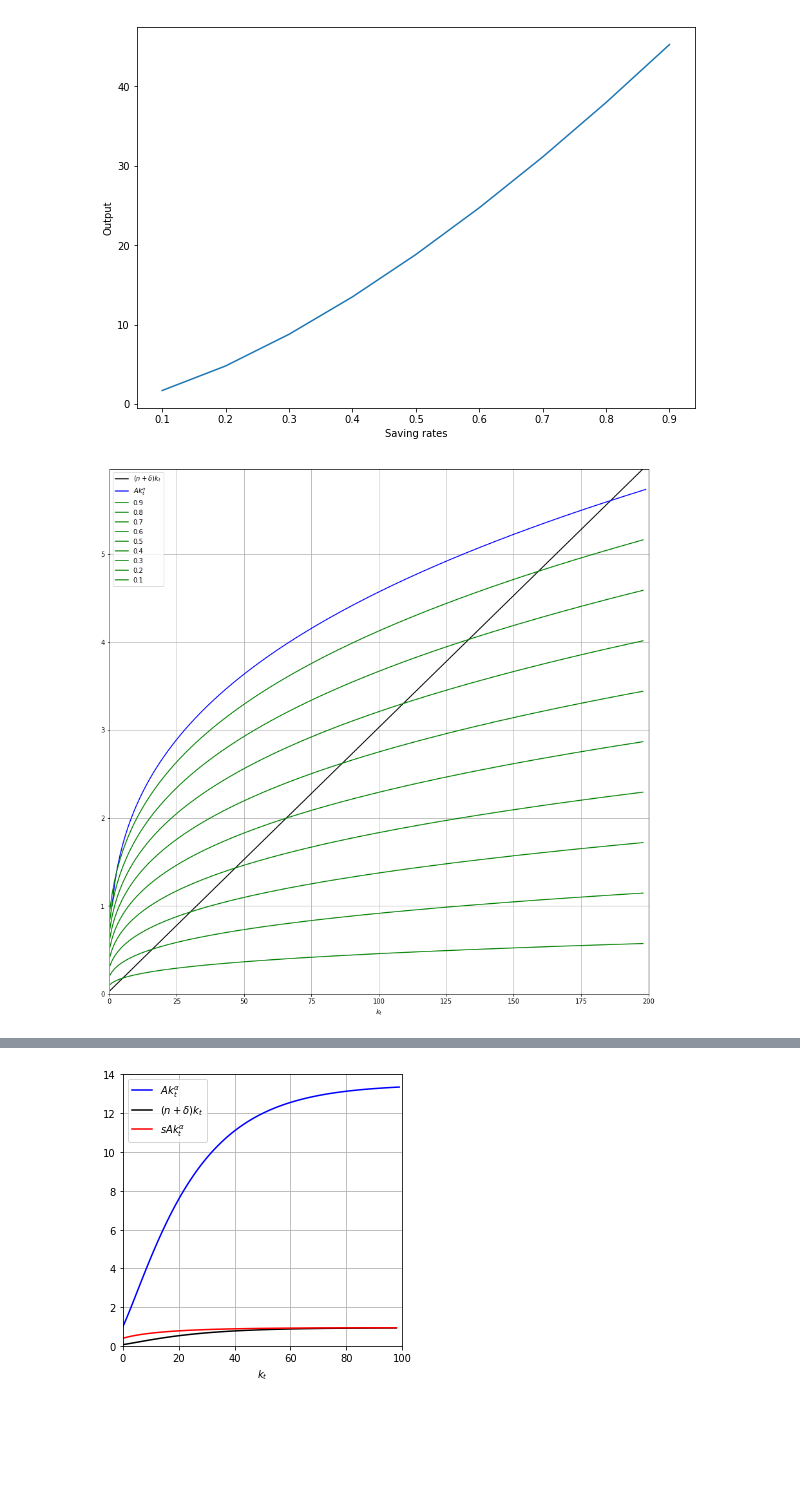
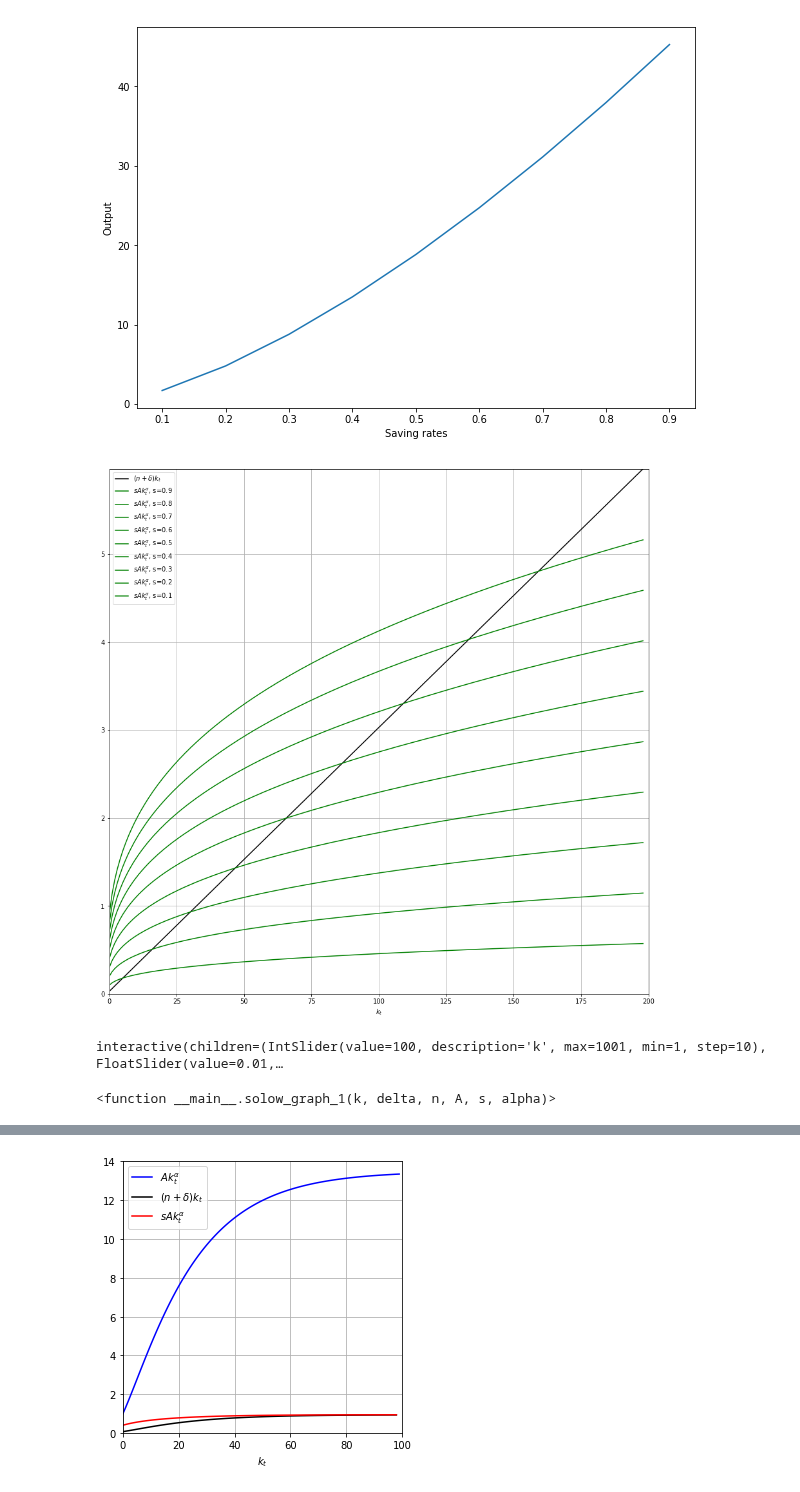
Before and after one commit to NumEconCopenhagen/projects-2020-1001numpyarrays, a Jupyter notebook: modelproject/modelproject.ipynb, the cells around one changed output, grey strips where cells are left out. Cells and saved outputs as stored; diff of their text form; code cells hidden in the pictures; blank space fills up the shorter version.

```diff
--- a/modelproject/modelproject.ipynb
+++ b/modelproject/modelproject.ipynb
@@ -134,9 +137,8 @@ plt.plot(savings_vec,steady_state_capital_func(delta,n,A,savings_vec,alpha));
 # %% [output]
 [figure]
 # %%
-def solow_graph_1(k_0,k,delta,n,A,s,alpha):
-        # capital path
-    kvec = [k_0]
+def solow_graph_1(k,delta,n,A,s,alpha):
+
         # savings path
     svec = []
         # depreciation path
@@ -151,15 +153,15 @@ def solow_graph_1(k_0,k,delta,n,A,s,alpha):
         savings = s*A*t**alpha
         svec.append(savings)
 
-    for t in range(1, k):
-        k_extended = A*t**alpha
-        kvec.append(k_extended)
+    #for t in range(1, k):
+        #k_extended = A*t**alpha
+        #yvec.append(k_extended)
 
 #$sAk_t^{\u03B1}$'
 
     plt.figure(figsize=(15,15))
     plt.plot(deltavec[:k], label = '$(n+\delta)k_t$', color = 'black')
-    plt.plot(kvec[:k], label='$Ak_t^{\u03B1}$', color = 'blue')
+    #plt.plot(kvec[:k], label='$Ak_t^{\u03B1}$', color = 'blue')
     plt.plot(svec[:k], color = 'green')
     #for y, label in zip(savings_vec, labels):
         #plt.plot(svec[:k], label=label)
@@ -168,9 +170,21 @@ def solow_graph_1(k_0,k,delta,n,A,s,alpha):
     plt.xlabel('$k_t$')
     plt.grid(True)
     plt.legend()
-    plt.legend(['$(n+\delta)k_t$','$Ak_t^{\u03B1}$', '0.9', '0.8', '0.7', '0.6', '0.5', '0.4', '0.3', '0.2', '0.1'])
+    plt.legend(['$(n+\delta)k_t$', '$sAk_t^{\u03B1}$, s=0.9', '$sAk_t^{\u03B1}$, s=0.8', '$sAk_t^{\u03B1}$, s=0.7', '$sAk_t^{\u03B1}$, s=0.6', '$sAk_t^{\u03B1}$, s=0.5', '$sAk_t^{\u03B1}$, s=0.4', '$sAk_t^{\u03B1}$, s=0.3', '$sAk_t^{\u03B1}$, s=0.2', '$sAk_t^{\u03B1}$, s=0.1'])
     return plt.show()
 # %%
-solow_graph_1(1,200,0.02,0.01,1,savings_vec,0.33)
+solow_graph_1(200,0.02,0.01,1,savings_vec,0.33)
 # %% [output]
-[figure, old version]
+[figure, new version]
+# %%
+widgets.interact(solow_graph_1,
+                k_0     = widgets.fixed(0),
+                alpha = widgets.FloatSlider(description = '\u03B1' , min = 0 ,    max = 0.9 , step = 0.01 , value = 0.33),
+                delta = widgets.FloatSlider(description = '\u03B4' , min = 0 ,    max = 0.1 , step = 0.01 , value = 0.01),
+                s     = widgets.FloatSlider(description = 's' ,        min = 0.01, max = 0.9 , step = 0.01 , value = 0.4),
+                n     = widgets.FloatSlider(description ='n',        min = -0.1 , max = 0.1 , step = 0.005, value = 0.01),
+                A     = widgets.fixed(1),
+                k     = widgets.IntSlider(description='k' ,          min = 1,     max = 1001, step = 10,    value = 100))
+# %% [output]
+interactive(children=(IntSlider(value=100, description='k', max=1001, min=1, step=10), FloatSlider(value=0.01,…
+<function __main__.solow_graph_1(k, delta, n, A, s, alpha)>
```
Also changed, not shown: parts of 8 cells of this notebook.
